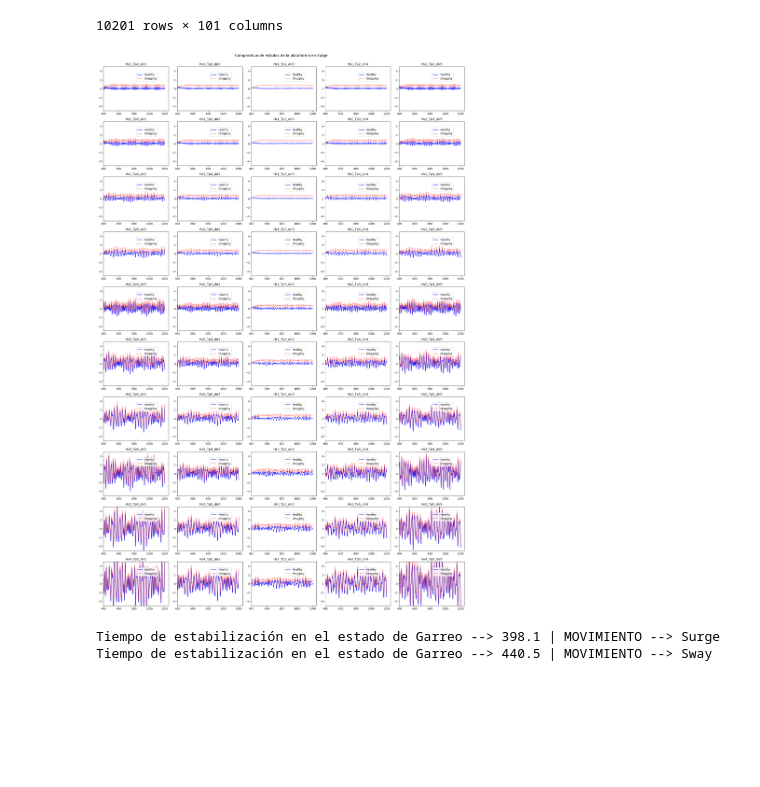
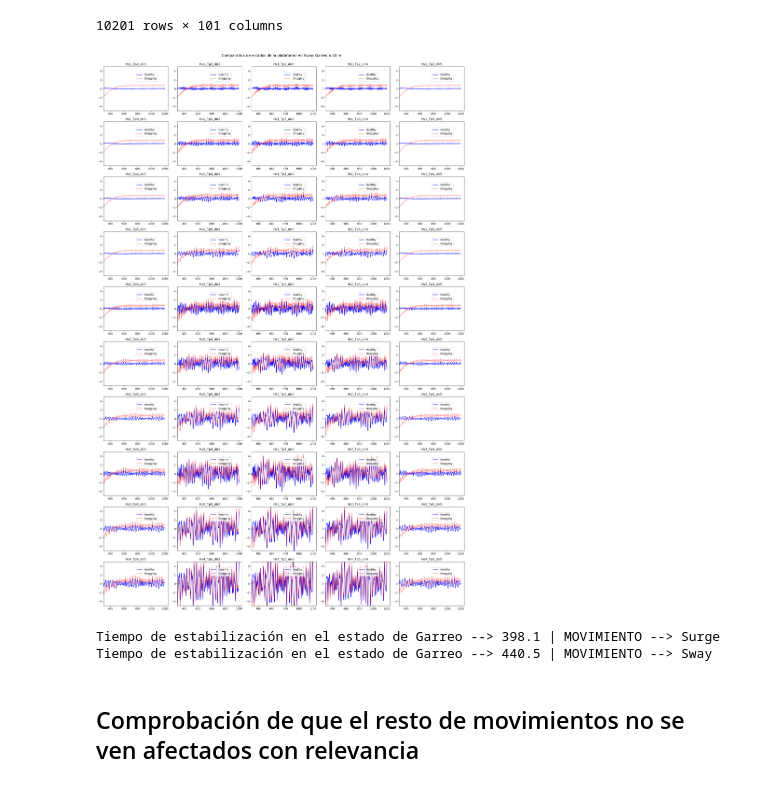
Before and after one commit to arturodmor/Mooring_anomaly_detector, a Jupyter notebook: notebooks/analysis_behavior/test_time_domain.ipynb, the cells around one changed output. Saved outputs shown, nothing was run; the diff lists cells and outputs as text; code cells hidden in the pictures; blank space fills up the shorter version.

```diff
--- a/notebooks/analysis_behavior/test_time_domain.ipynb
+++ b/notebooks/analysis_behavior/test_time_domain.ipynb
@@ -81,7 +81,7 @@ df_surge
 Hs =  ['Hs1','Hs2','Hs3','Hs4']
 Tp = ['Tp2','Tp3','Tp4','Tp5']
 direction = ['dir1','dir2','dir3','dir4','dir5']
-mov = 'Surge'
+mov = 'Sway'
 
 figsize = (40,40)
 hspace = 0.8
@@ -95,36 +95,36 @@ subplot_index = 0
 # Itera sobre cada celda de la cuadrícula de subplots y asigna los datos correspondientes
 if mov =='Surge':
     df = df_surge
 elif mov == 'Sway':
     df = df_sway
 
 for h in Hs:
     for t in Tp:
         for dir in direction:
             filename = f'oc4__{h}__{t}__{dir}__case.txt'
             ax = plt.subplot(gs[subplot_index])
             ax.figure.set_size_inches(20,30)
             if filename.replace('case', '1') in df.columns and filename.replace('case', '2') in df.columns:
                 ax.plot(df['Time'], df[filename.replace('case', '1')], color='b', label='Healthy')
                 ax.plot(df['Time'], df[filename.replace('case', '2')], color='r', label='Dragging', alpha=0.5)
-                ax.set_xlim(398.1,1250)
+                ax.set_xlim(300,1250)
                 ax.set_ylim(-5,5)
                 ax.set_title(f'{h}_{t}_{dir}')
                 ax.legend(['Healthy', 'Dragging'], loc='upper right', bbox_to_anchor=(0.85, 0.9))
 
                 subplot_index +=1
 
 # Ajusta el espacio entre los subplots
 plt.subplots_adjust(top=1.4,bottom=1.2, hspace=hspace, wspace=wspace)
 
 # Agrega un título general y una leyenda
-plt.suptitle(f'Comparativa de estados de la plataforma en {mov}',y=1,fontsize=14)
+plt.suptitle(f'Comparativa de estados de la plataforma en {mov}. Garreo a 30 m',y=1,fontsize=14)
 plt.tight_layout()
 
 # Muestra el gráfico
 plt.show()
 # %% [output]
-[figure, old version]
+[figure, new version]
 # %%
 for mov in movements:
     if mov == 'Surge':
@@ -147,3 +147,5 @@ df_sway = df[df['Time'] >= 440.5]
 # %%
 stats_surge = df_surge.describe()
 stats_sway = df_sway.describe()
+# %% [markdown]
+## Comprobación de que el resto de movimientos no se ven afectados con relevancia
```
Also changed, not shown: parts of 5 cells of this notebook.
